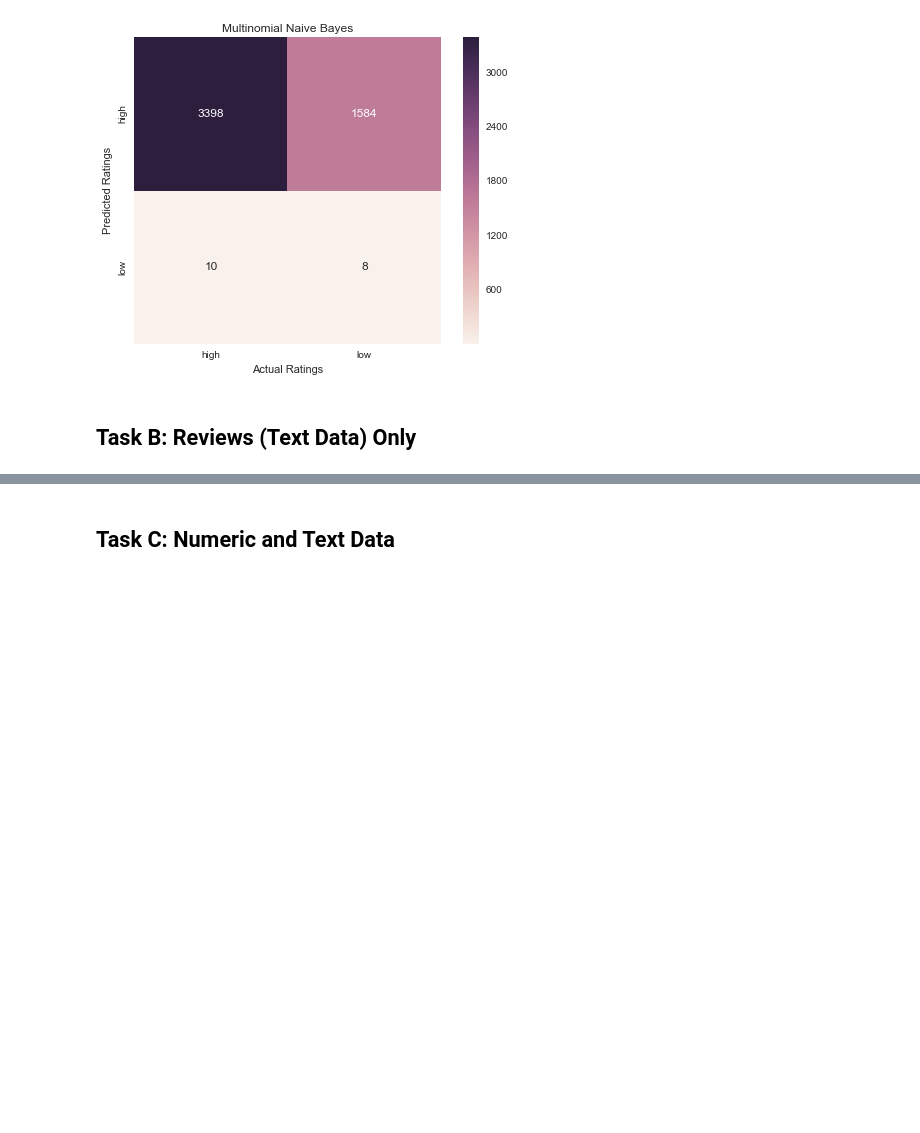
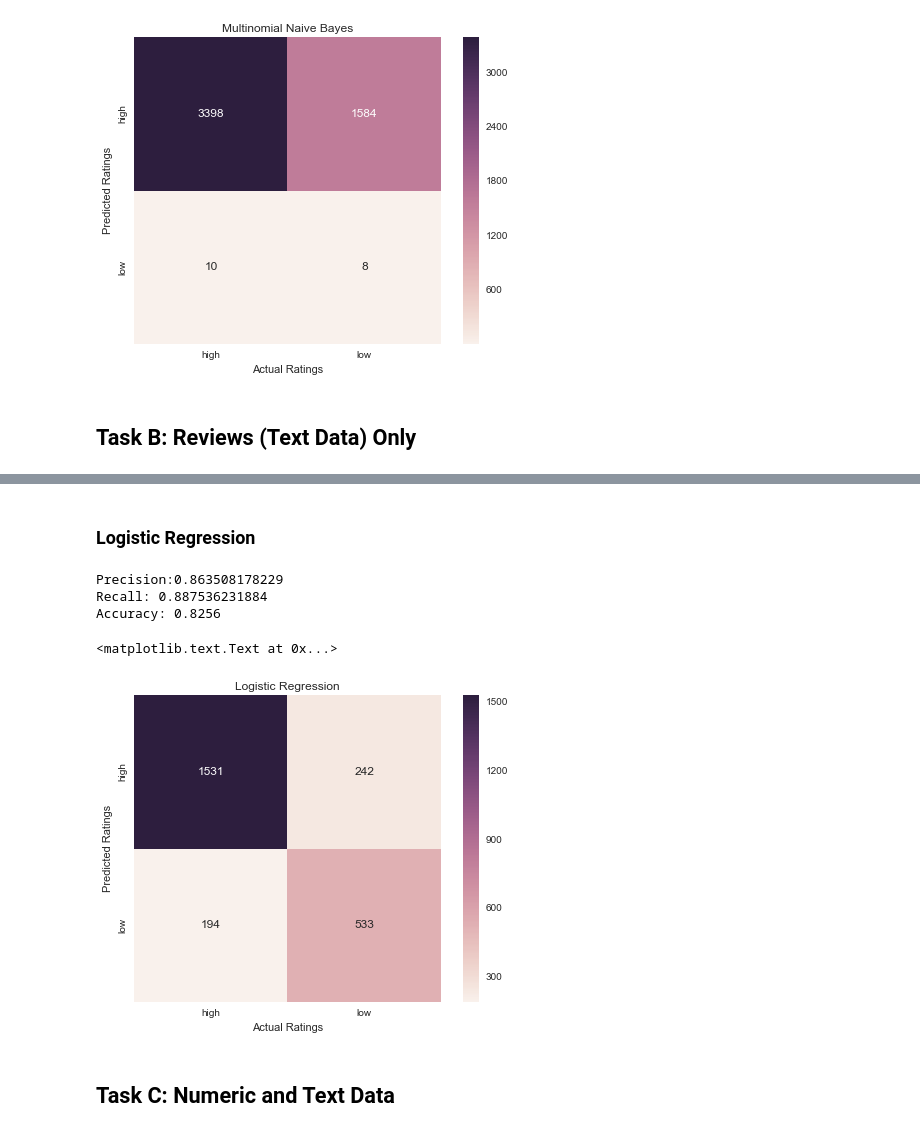
Before and after one commit to brbeckelman/MSBA-Class, a Jupyter notebook: Assignment2/Assignment2.ipynb, the cells around one changed output, grey strips where cells are left out. Saved outputs shown, nothing was run; the diff lists cells and outputs as text; code cells hidden in the pictures; blank space fills up the shorter version.

```diff
--- a/Assignment2/Assignment2.ipynb
+++ b/Assignment2/Assignment2.ipynb
@@ -236,3 +228,29 @@ plt.title('Multinomial Naive Bayes')
+# %% [markdown]
+### Logistic Regression
+# %%
+# Run Logistic Regression Classifier
+logreg_classifierB = linear_model.LogisticRegression().fit(x_trainB, y_trainB)
+
+logreg_predictB = logreg_classifierB.predict(x_testB)
+# %%
+print 'Precision:' + str(metrics.precision_score(y_testB, logreg_predictB, average = 'binary', pos_label='high'))
+print 'Recall: ' + str(metrics.recall_score(y_testB, logreg_predictB, average = 'binary', pos_label='high'))
+print 'Accuracy: ' + str(metrics.accuracy_score(y_testB, logreg_predictB))
+# %% [output]
+Precision:0.863508178229
+Recall: 0.887536231884
+Accuracy: 0.8256
+# %%
+#Fancy boy confusion matrix
+mat = metrics.confusion_matrix(y_testB, logreg_predictB)
+sns.heatmap(mat.T, square=True, annot=True, fmt='d', cbar=True,
+            xticklabels=unique(y_testB), yticklabels=unique(logreg_predictB))
+plt.xlabel('Actual Ratings')
+plt.ylabel('Predicted Ratings')
+plt.title('Logistic Regression')
+# %% [output]
+<matplotlib.text.Text at 0x...>
+[figure, added]
 # %% [markdown]
 ## Task C: Numeric and Text Data
 # %%
```
Also changed, not shown: parts of 13 cells of this notebook.
